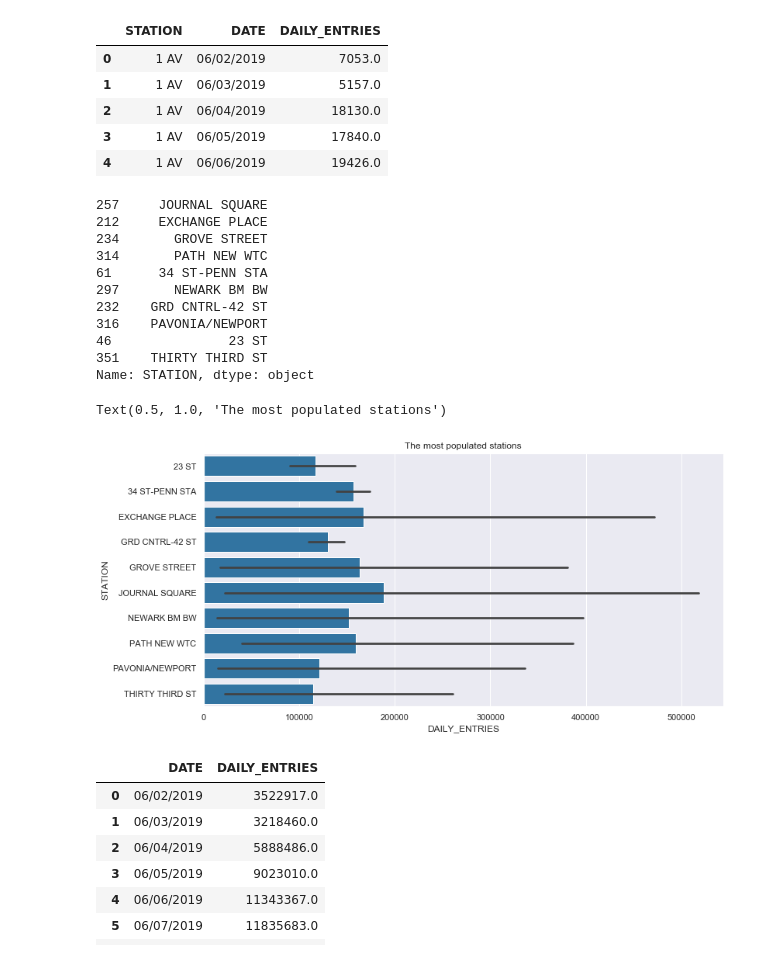
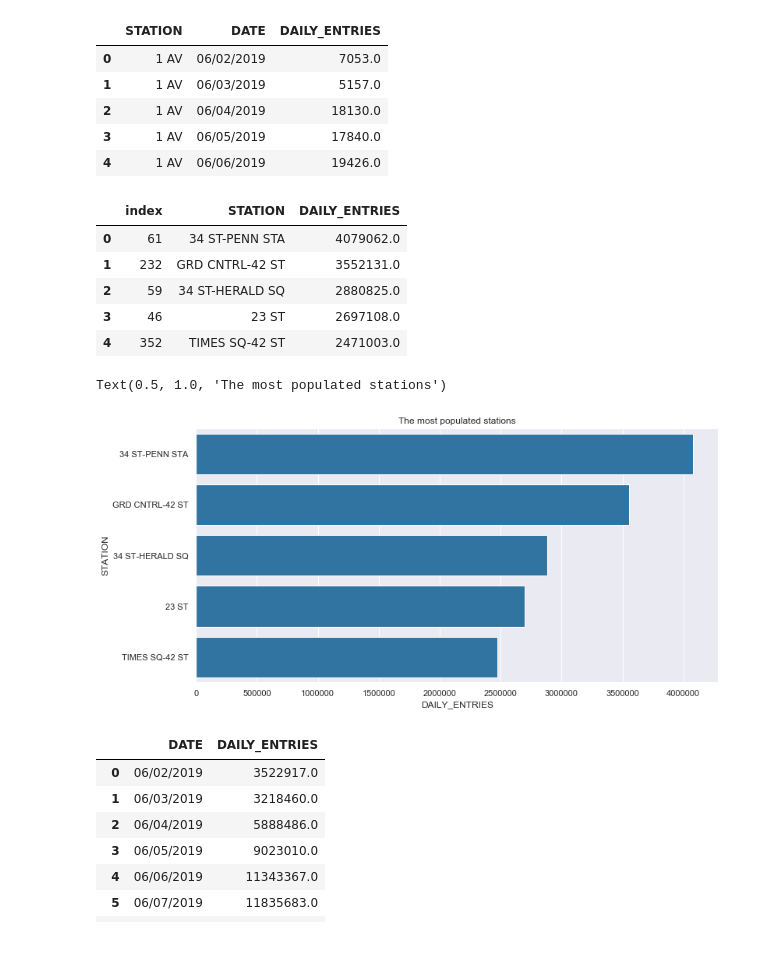
Before and after one commit to alou127/project1, a Jupyter notebook: one_month_mta_viz.ipynb, the cells around one changed output. Saved outputs shown, nothing was run; the diff lists cells and outputs as text; code cells hidden in the pictures.

```diff
--- a/one_month_mta_viz.ipynb
+++ b/one_month_mta_viz.ipynb
@@ -319,31 +325,26 @@ top10_stations = \
     (stations_daily.groupby(['STATION'])['DAILY_ENTRIES'].sum()
                    .reset_index()
                    .sort_values(by='DAILY_ENTRIES',ascending=False)
-                   .STATION.head(10))
+                    .head(5))
 
-top10_stations
+top10_stations.reset_index()
 # %% [output]
-257     JOURNAL SQUARE
-212     EXCHANGE PLACE
-234       GROVE STREET
-314       PATH NEW WTC
-61      34 ST-PENN STA
-297       NEWARK BM BW
-232    GRD CNTRL-42 ST
-316    PAVONIA/NEWPORT
-46               23 ST
-351    THIRTY THIRD ST
-Name: STATION, dtype: object
+|  | index | STATION | DAILY_ENTRIES |
+| 0 | 61 | 34 ST-PENN STA | 4079062.0 |
+| 1 | 232 | GRD CNTRL-42 ST | 3552131.0 |
+| 2 | 59 | 34 ST-HERALD SQ | 2880825.0 |
+| 3 | 46 | 23 ST | 2697108.0 |
+| 4 | 352 | TIMES SQ-42 ST | 2471003.0 |
 # %%
 stations_daily_top10 = \
     stations_daily[stations_daily['STATION'].isin(top10_stations)]
 # %%
 plt.figure(figsize=(12,6))
-sns.barplot(data=stations_daily_top10, x ='DAILY_ENTRIES',y='STATION',color=base_color)
+sns.barplot(data=top10_stations, x ='DAILY_ENTRIES',y='STATION',color=base_color)
 plt.title('The most populated stations')
 # %% [output]
 Text(0.5, 1.0, 'The most populated stations')
-[figure, old version]
+[figure, new version]
 # %%
 byDate = turnstiles_daily.groupby('DATE')['DAILY_ENTRIES'].sum().reset_index()
 # %%
```
Also changed, not shown: parts of 3 cells of this notebook.
